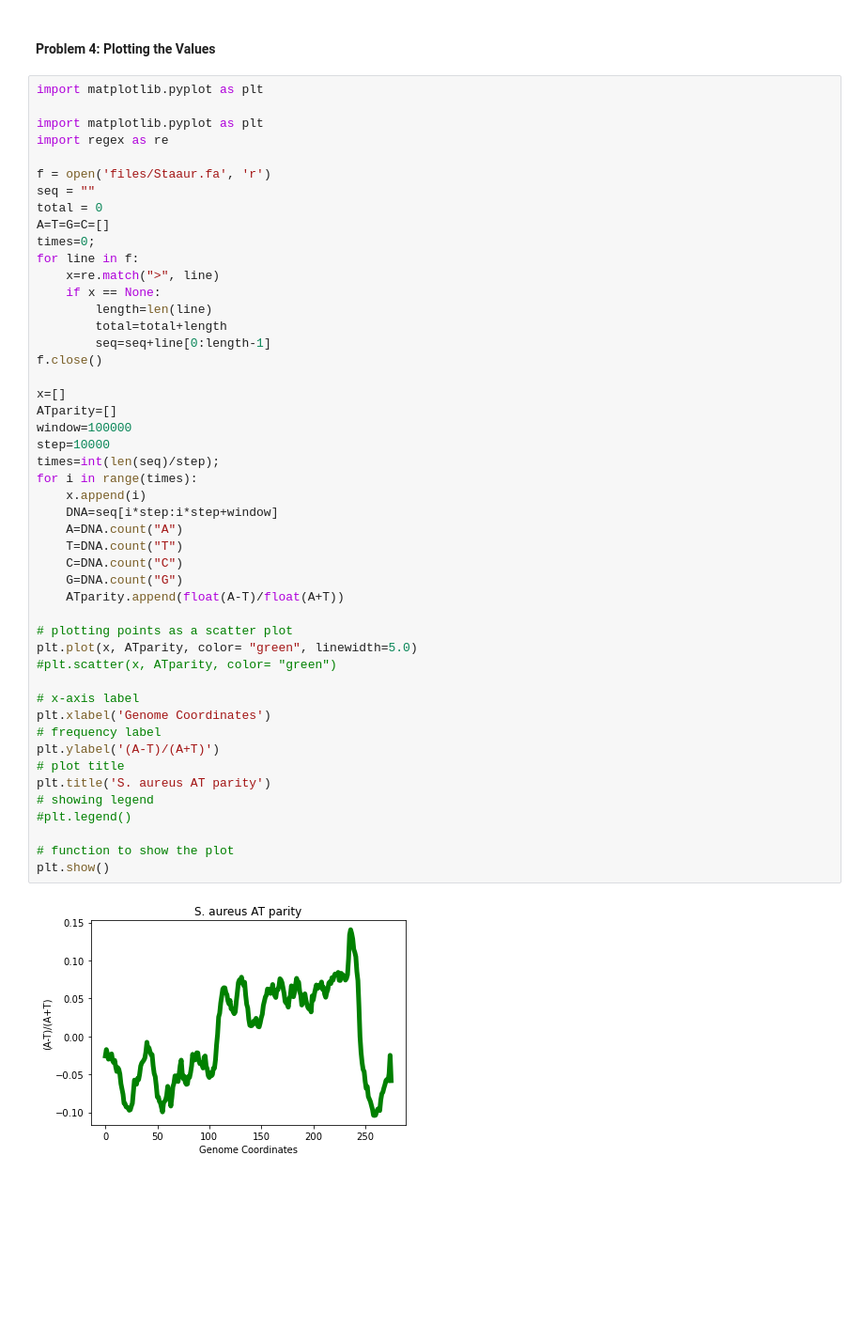
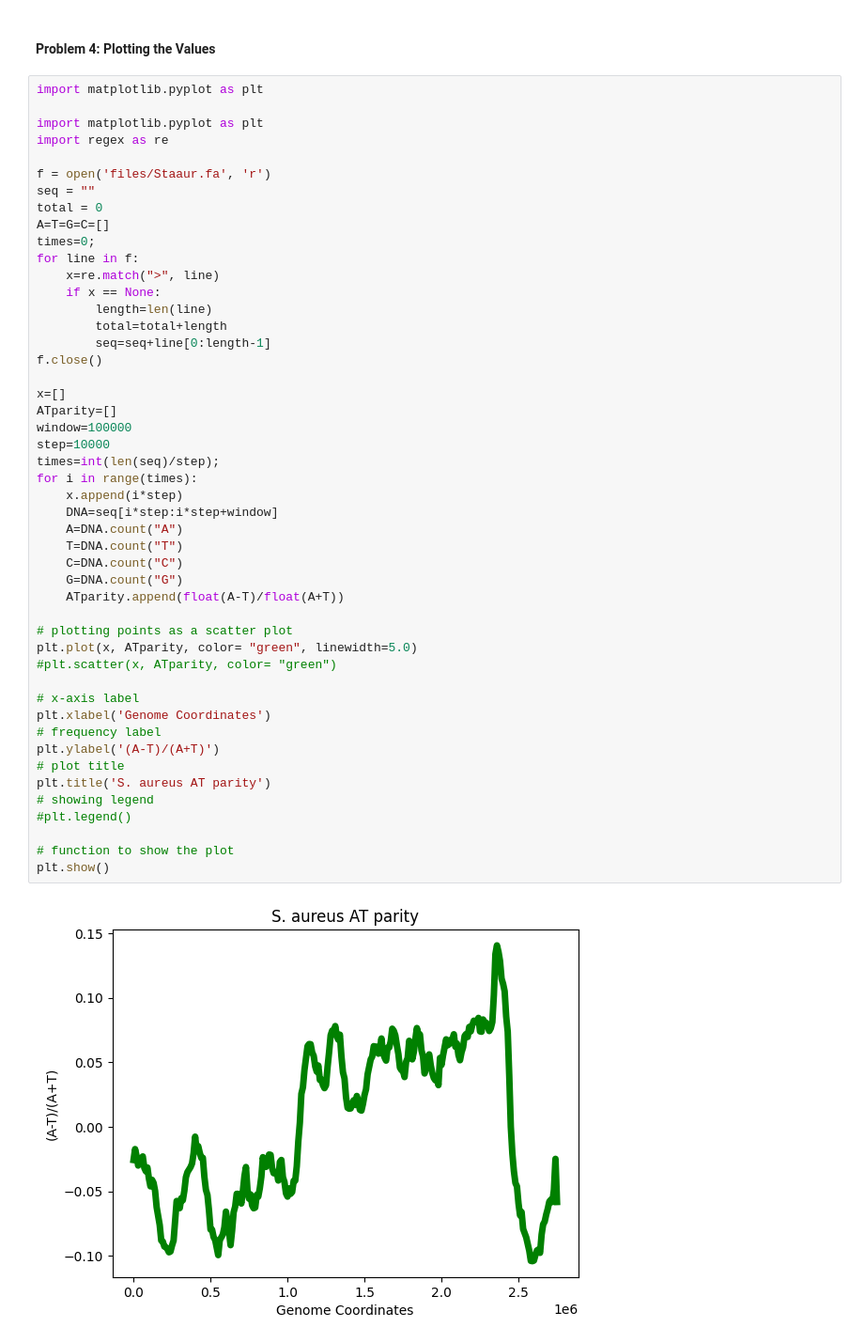
Before and after one commit to christoforos-nikolaou/BC205, a Jupyter notebook: Chapter_02_Sequence_Analysis.ipynb, the cells around one changed output. Shown at 94% size. Saved outputs shown, nothing was run; the diff lists cells and outputs as text; blank space fills up the shorter version.

```diff
--- a/Chapter_02_Sequence_Analysis.ipynb
+++ b/Chapter_02_Sequence_Analysis.ipynb
@@ -698,35 +700,35 @@ f.close()
 
 x=[]
 ATparity=[]
 window=100000
 step=10000
 times=int(len(seq)/step);
 for i in range(times):
-    x.append(i)
+    x.append(i*step)
     DNA=seq[i*step:i*step+window]
     A=DNA.count("A")
     T=DNA.count("T")
     C=DNA.count("C")
     G=DNA.count("G")
     ATparity.append(float(A-T)/float(A+T))
 
 # plotting points as a scatter plot
 plt.plot(x, ATparity, color= "green", linewidth=5.0)
 #plt.scatter(x, ATparity, color= "green")
 
 # x-axis label
 plt.xlabel('Genome Coordinates')
 # frequency label
 plt.ylabel('(A-T)/(A+T)')
 # plot title
 plt.title('S. aureus AT parity')
 # showing legend
 #plt.legend()
 
 # function to show the plot
 plt.show()
 # %% [output]
-[figure, old version]
+[figure, new version]
 # %% [markdown]
 #### Problem 4: Locating the breakpoint(s)
 * Not a simple problem. In fact one (breakpoint detection) for which research is ongoing in many fields
```
Also changed, not shown: parts of 5 cells of this notebook, 2 other files.
